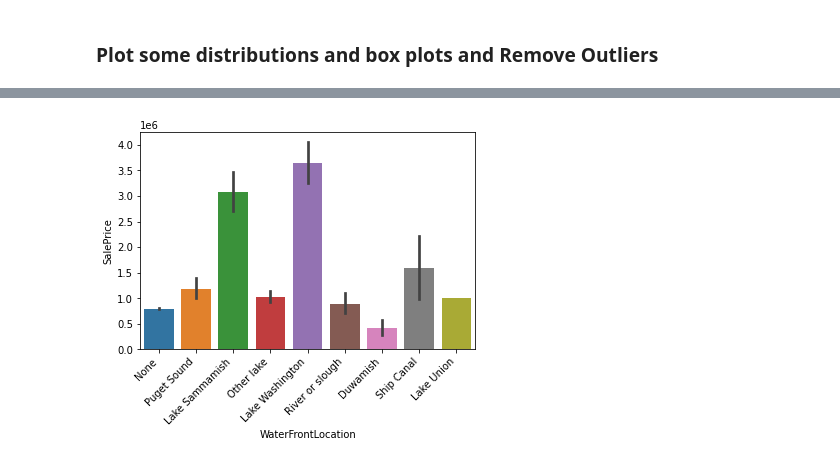
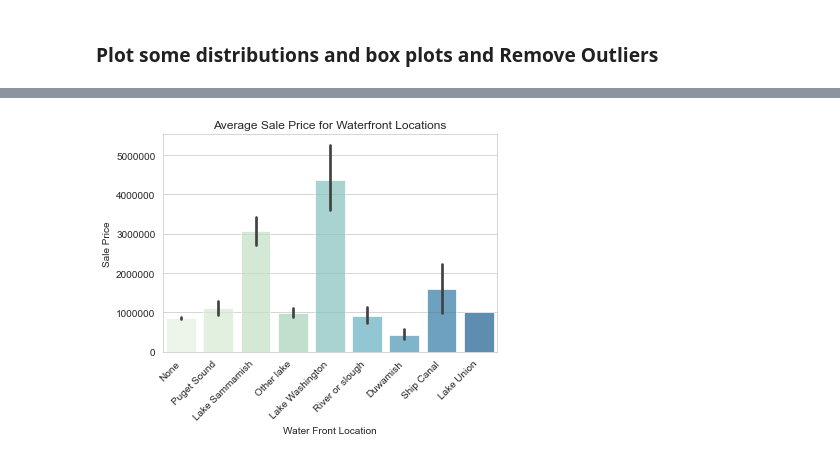
Before and after one commit to angelicacodes/phase_2_project_chicago-sf-seattle-ds-082420, a Jupyter notebook: notebooks/eda/Sindhu_EDA.ipynb, the cells around one changed output, grey strips where cells are left out. Drawn from its saved outputs; the diff is of its cells as text; code cells hidden in the pictures.

```diff
--- a/notebooks/eda/Sindhu_EDA.ipynb
+++ b/notebooks/eda/Sindhu_EDA.ipynb
@@ -235,6 +225,7 @@ df['ZipCode'] = [code[0:5] for code in df['ZipCode']]
 # %%
 import matplotlib.pyplot as plt
 import seaborn as sns
+sns.set_style("whitegrid")
 # %% [markdown]
 ### Plot some distributions and box plots and Remove Outliers
 # %%
@@ -249,0 +248,4 @@ sns.distplot(df['SalePrice'])
+# %%
+# df2 = df[df['SalePrice'].between(df['SalePrice'].quantile(.004), df['SalePrice'].quantile(.996))]
+# df2 = df[df['SalePrice'].between(df['SalePrice'].quantile(.01), df['SalePrice'].quantile(.996))]
+df2=df
@@ -255,3 +269,0 @@ sns.boxplot(df['SalePrice'])
-# %%
-# df2 = df[df['SalePrice'].between(df['SalePrice'].quantile(.004), df['SalePrice'].quantile(.996))]
-df2 = df[df['SalePrice'].between(df['SalePrice'].quantile(.01), df['SalePrice'].quantile(.996))]
@@ -282,2 +269,0 @@ sns.boxplot(df['SqFtLot'])
-# %%
-df2 = df2[df2['SqFtLot'].between(df2['SqFtLot'].quantile(.001), df2['SqFtLot'].quantile(.999))]
@@ -305,5 +286,8 @@ sns.barplot(df2.Is_WaterFrontLocation, df2.SalePrice);
 # %%
-chart = sns.barplot(df2.WaterFrontLocation, df2.SalePrice)
-chart.set_xticklabels(chart.get_xticklabels(), rotation=45, horizontalalignment='right');
+chart = sns.barplot(df2.WaterFrontLocation, df2.SalePrice, palette="GnBu", alpha = .7)
+chart.set_xticklabels(chart.get_xticklabels(), rotation=45, horizontalalignment='right')
+chart.set(xlabel='Water Front Location', ylabel='Sale Price', title='Average Sale Price for Waterfront Locations')
+plt.ticklabel_format(style='plain', axis='y');
+plt.savefig("WaterFront_Loc.png", bbox_inches='tight')
 # %% [output]
-[figure, old version]
+[figure, new version]
```
Also changed, not shown: parts of 36 cells of this notebook, 8 other files.
